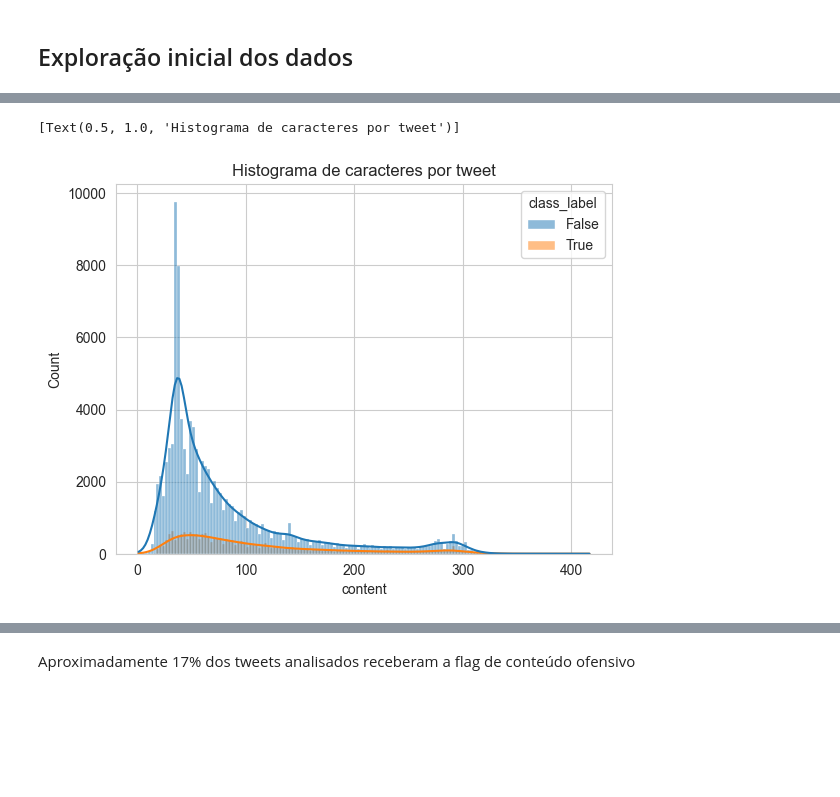
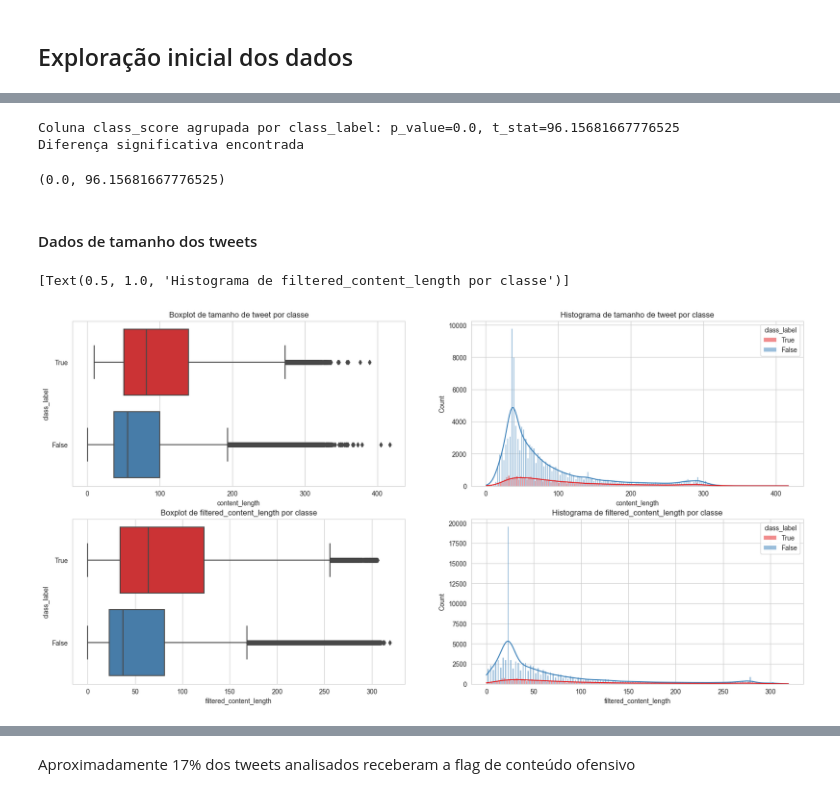
Before and after one commit to thiago-paim/projeto-tera, a Jupyter notebook: notebooks/ft_hf_results_analysis.ipynb, the cells around one changed output, grey strips where cells are left out. Drawn from its saved outputs; the diff is of its cells as text; code cells hidden in the pictures; blank space fills up the shorter version.

```diff
--- a/notebooks/ft_hf_results_analysis.ipynb
+++ b/notebooks/ft_hf_results_analysis.ipynb
@@ -231,4 +217,21 @@ Data columns (total 8 columns):
  7   ft_rc_bert_base_score  125166 non-null  float64
 dtypes: bool(1), float64(1), object(6)
 memory usage: 7.8+ MB
+# %%
+def extract_account_tags(content):
+    words = content.split(' ')
+
+    def is_not_account_tag(word):
+        if len(word) > 0:
+            return word[0] != '@'
+        return True
+
+    words_list = list(filter(is_not_account_tag, words))
+    return ' '.join(words_list)
+
+tts_df['filtered_content'] = tts_df['content'].apply(extract_account_tags)
+# %%
+# Adicionando coluna com o tamanho dos tweets
+tts_df['content_length'] = tts_df['content'].str.len()
+tts_df['filtered_content_length'] = tts_df['filtered_content'].str.len()
 # %%
@@ -334,12 +538,54 @@ df.to_parquet(output_file)
+# %%
+t_student_test(df, x_col='class_score')
+# %% [output]
+Coluna class_score agrupada por class_label: p_value=0.0, t_stat=96.15681667776525
+Diferença significativa encontrada
+(0.0, 96.15681667776525)
+# %% [markdown]
+#### Dados de tamanho dos tweets
 # %%
 # Checando a distribuição do tamanho dos tweets
+fig, ax = plt.subplots(2, 2, figsize=(20, 10))
+
+sns.boxplot(
+    data=df,
+    x='content_length',
+    y=df['class_label'].astype(str),
+    palette='Set1',
+    order=['True', 'False'],
+    ax=ax[0][0],
+).set(title="Boxplot de tamanho de tweet por classe")
+
 sns.histplot(
     df,
-    x=df.content.str.len(),
+    x='content_length',
     hue='class_label',
-    multiple='layer',
+    multiple='dodge',
     kde=True,
-).set(title="Histograma de caracteres por tweet")
+    palette='Set1',
+    hue_order=[True, False],
+    ax=ax[0][1],
+).set(title="Histograma de tamanho de tweet por classe")
+
+sns.boxplot(
+    data=df,
+    x='filtered_content_length',
+    y=df['class_label'].astype(str),
+    palette='Set1',
+    order=['True', 'False'],
+    ax=ax[1][0],
+).set(title="Boxplot de filtered_content_length por classe")
+
+sns.histplot(
+    df,
+    x='filtered_content_length',
+    hue='class_label',
+    multiple='dodge',
+    kde=True,
+    palette='Set1',
+    hue_order=[True, False],
+    ax=ax[1][1],
+).set(title="Histograma de filtered_content_length por classe")
 # %% [output]
-[Text(0.5, 1.0, 'Histograma de caracteres por tweet')]
+[Text(0.5, 1.0, 'Histograma de filtered_content_length por classe')]
-[figure, old version]
+[figure, new version]
```
Also changed, not shown: parts of 94 cells of this notebook, 1 other file.
